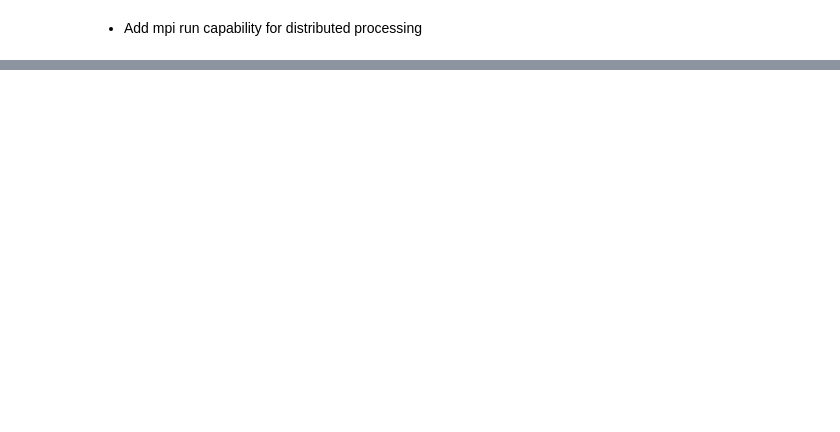
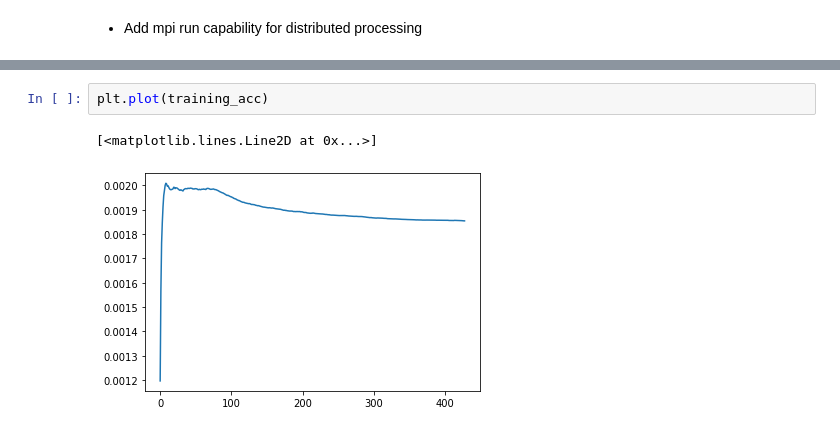
Before and after one commit to suhasgupta791/mids-w251-final-project, a Jupyter notebook: models/Tranformer_based/Bert_Modeling_GPU.ipynb, the cells around one changed output, grey strips where cells are left out. Drawn from its saved outputs; the diff is of its cells as text; blank space fills up the shorter version.

```diff
--- a/models/Tranformer_based/Bert_Modeling_GPU.ipynb
+++ b/models/Tranformer_based/Bert_Modeling_GPU.ipynb
@@ -373,0 +387,5 @@ trained_model.config
+# %%
+plt.plot(training_acc)
+# %% [output]
+[<matplotlib.lines.Line2D at 0x...>]
+[figure, added]
```
Also changed, not shown: parts of 15 cells of this notebook.
